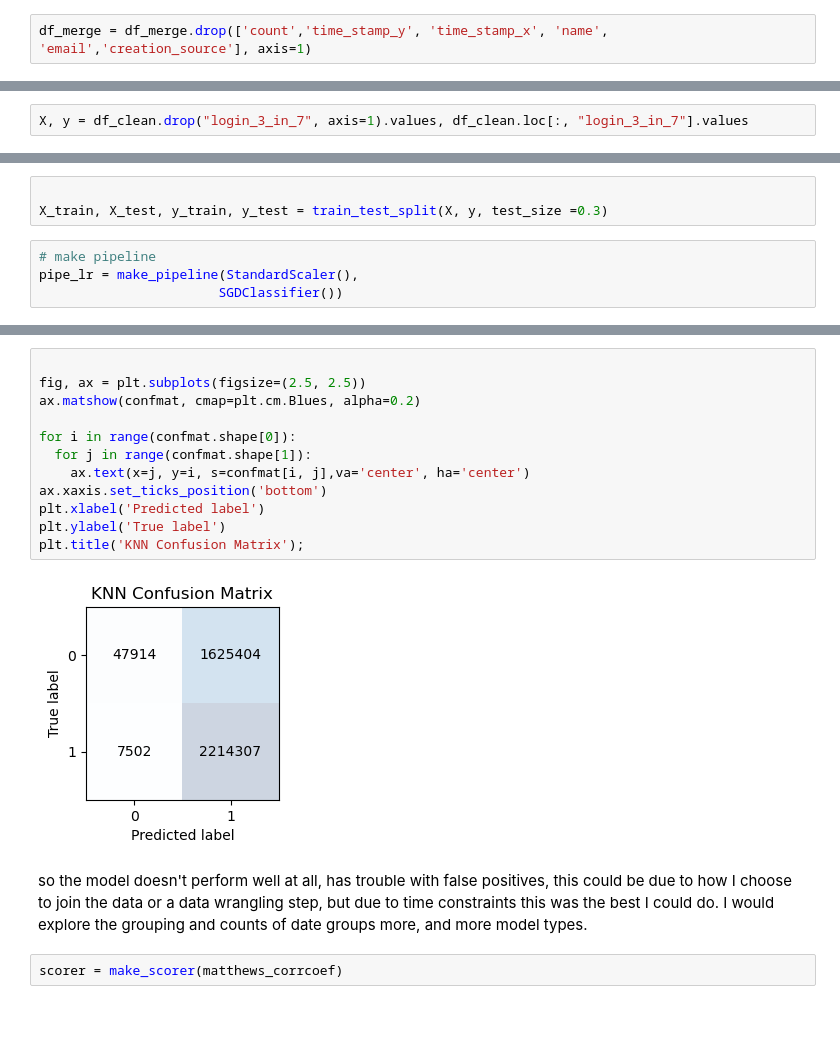
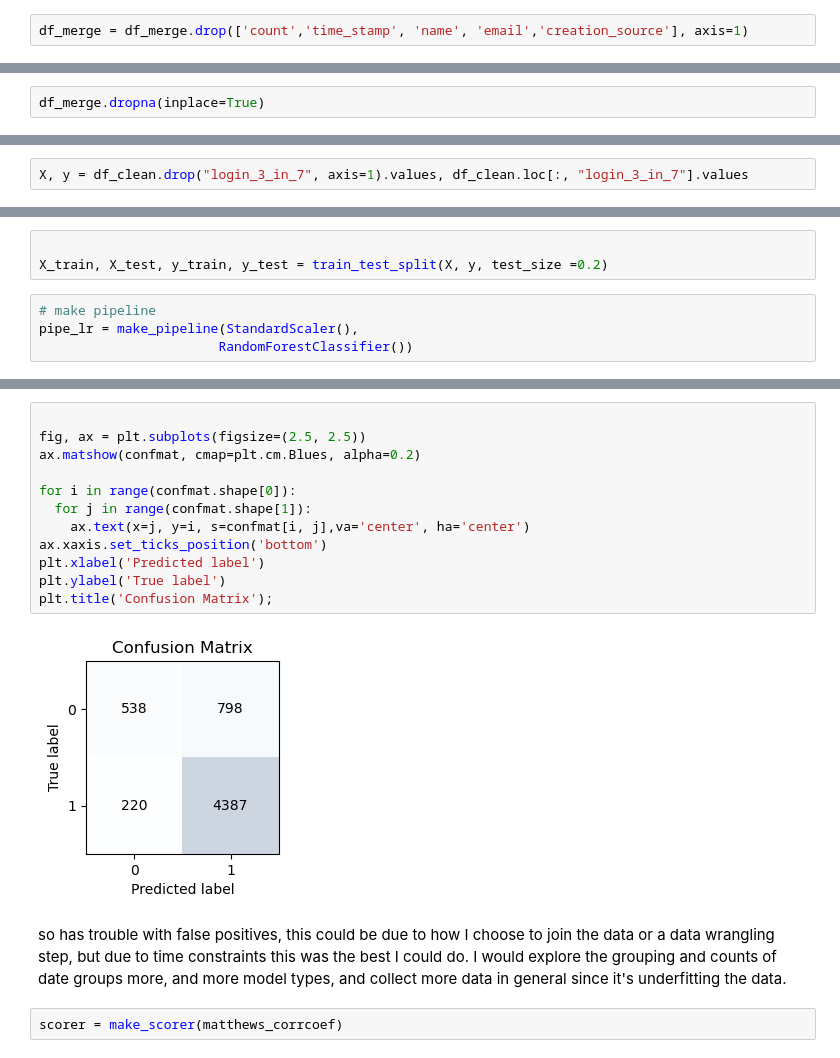
Before and after one commit to freedom-780/relax_challenge, a Jupyter notebook: relax_challenge.ipynb, the cells around one changed output, grey strips where cells are left out. Drawn from its saved outputs; the diff is of its cells as text; blank space fills up the shorter version.

```diff
--- a/relax_challenge.ipynb
+++ b/relax_challenge.ipynb
@@ -468,5 +707,5 @@ df_merge.isnull().sum().sum()
 # %%
-df_merge = df_merge.drop(['count','time_stamp_y', 'time_stamp_x', 'name', 'email','creation_source'], axis=1)
+df_merge = df_merge.drop(['count','time_stamp', 'name', 'email','creation_source'], axis=1)
 # %%
 df_merge.info()
 # %% [output]
@@ -497,4 +736,6 @@ df_merge['login_3_in_7'].value_counts()
 Name: login_3_in_7, dtype: int64
+# %%
+df_merge.dropna(inplace=True)
 # %%
 df_clean = df_merge.copy()
 # %% [markdown]
@@ -513,10 +765,10 @@ X, y = df_clean.drop("login_3_in_7", axis=1).values, df_clean.loc[:, "login_3_in
 # %%
 
-X_train, X_test, y_train, y_test = train_test_split(X, y, test_size =0.3)
+X_train, X_test, y_train, y_test = train_test_split(X, y, test_size =0.2)
 # %%
 # make pipeline
 pipe_lr = make_pipeline(StandardScaler(),
-                       SGDClassifier())
+                       RandomForestClassifier())
 # %%
 pipe_lr.fit(X_train, y_train)
 y_pred = pipe_lr.predict(X_test)
@@ -534,19 +786,19 @@ print(confmat)
 # %%
 
 fig, ax = plt.subplots(figsize=(2.5, 2.5))
 ax.matshow(confmat, cmap=plt.cm.Blues, alpha=0.2)
 
 for i in range(confmat.shape[0]):
   for j in range(confmat.shape[1]):
     ax.text(x=j, y=i, s=confmat[i, j],va='center', ha='center')
 ax.xaxis.set_ticks_position('bottom')
 plt.xlabel('Predicted label')
 plt.ylabel('True label')
-plt.title('KNN Confusion Matrix');
+plt.title('Confusion Matrix');
 # %% [output]
-[figure, old version]
+[figure, new version]
 # %% [markdown]
-so the model doesn't perform well at all, has trouble with false positives, this could be due to how I choose to join the data or a data wrangling step, but due to time constraints this was the best I could do. I would explore the grouping and counts of date groups more, and more model types.
+so has trouble with false positives, this could be due to how I choose to join the data or a data wrangling step, but due to time constraints this was the best I could do. I would explore the grouping and counts of date groups more, and more model types, and collect more data in general since it's underfitting the data.
 # %%
 scorer = make_scorer(matthews_corrcoef)
 # %%
```
Also changed, not shown: parts of 58 cells of this notebook, 1 other file.
